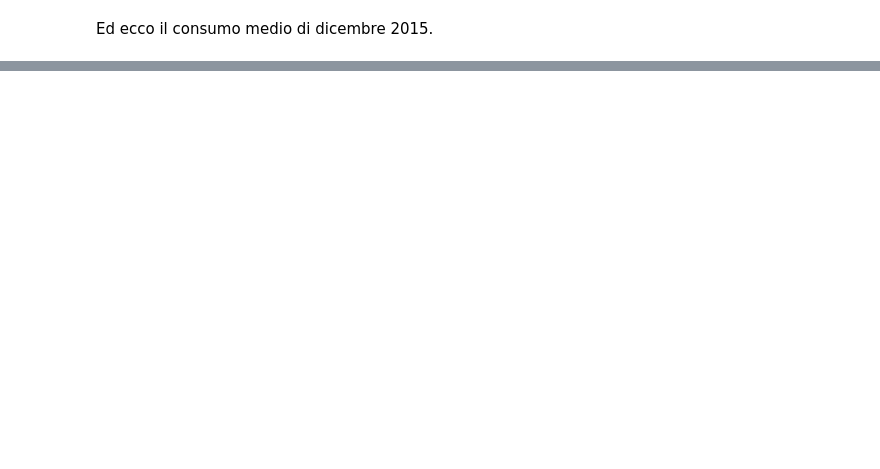
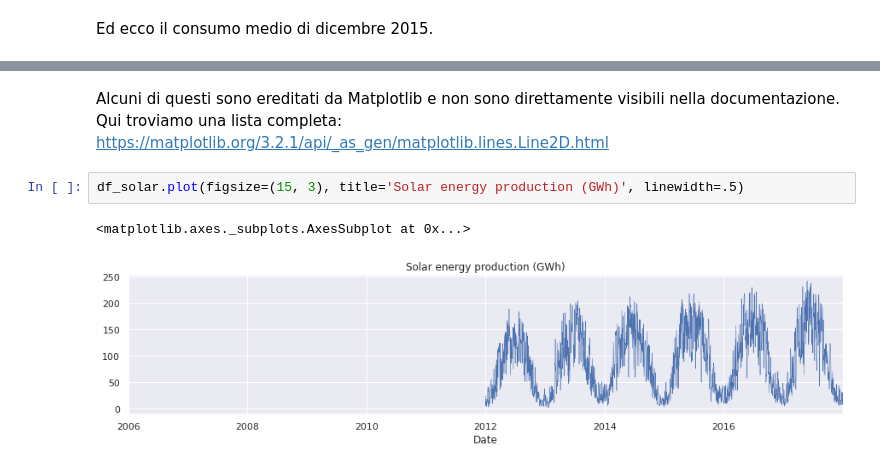
Before and after one commit to fbagattini/Lezioni, a Jupyter notebook: 1.ipynb, the cells around one changed output, grey strips where cells are left out. Cells and saved outputs as stored; diff of their text form; blank space fills up the shorter version.

```diff
--- a/1.ipynb
+++ b/1.ipynb
@@ -366,0 +573,7 @@ Created with Jupyter, delivered by Fastly, rendered by OVHCloud.
+# %% [markdown]
+Alcuni di questi sono ereditati da Matplotlib e non sono direttamente visibili nella documentazione. Qui troviamo una lista completa: https://matplotlib.org/3.2.1/api/_as_gen/matplotlib.lines.Line2D.html
+# %%
+df_solar.plot(figsize=(15, 3), title='Solar energy production (GWh)', linewidth=.5)
+# %% [output]
+<matplotlib.axes._subplots.AxesSubplot at 0x...>
+[figure, added]
```
Also changed, not shown: parts of 102 cells of this notebook, 1 other file.
